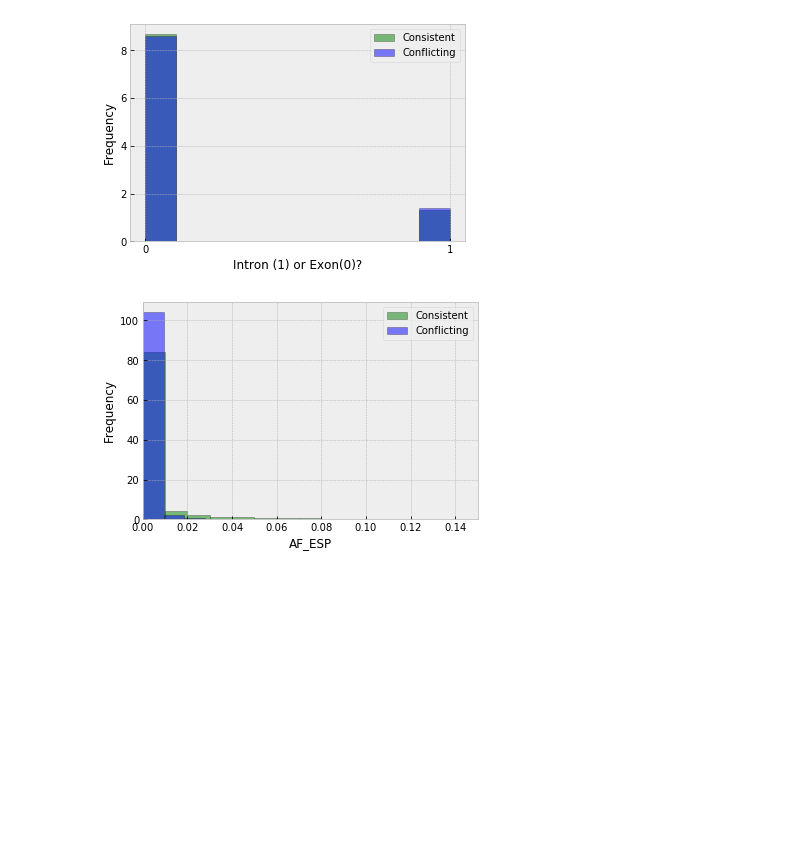
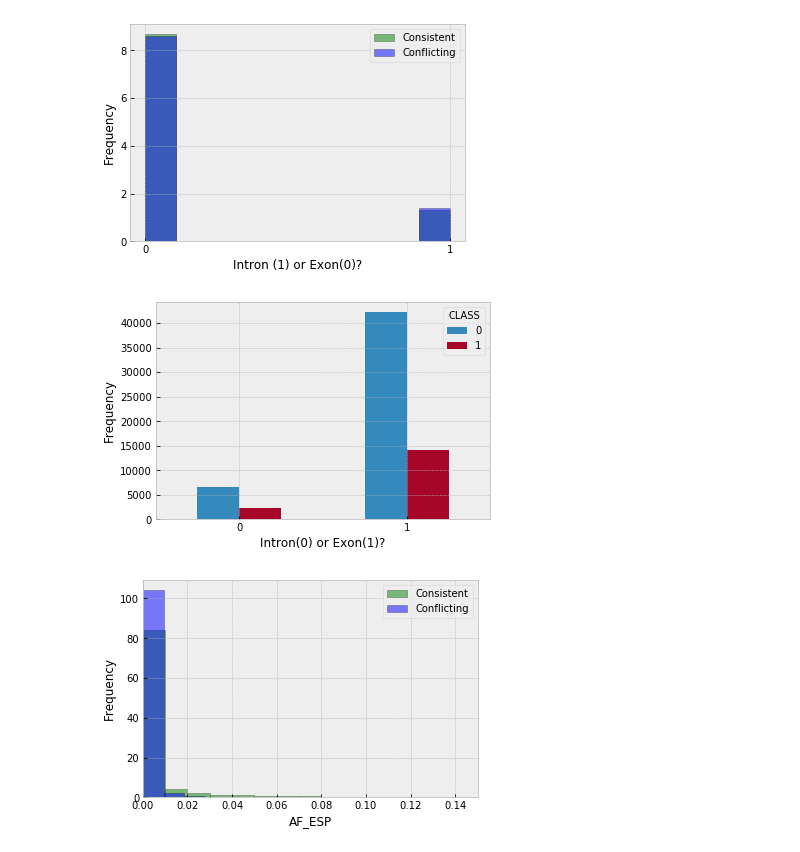
Before and after one commit to gksullan/Springboard_Capstone_1, a Jupyter notebook: exploratory_data_analysis.ipynb, the cells around one changed output. Saved outputs shown, nothing was run; the diff lists cells and outputs as text; code cells hidden in the pictures; blank space fills up the shorter version.

```diff
--- a/exploratory_data_analysis.ipynb
+++ b/exploratory_data_analysis.ipynb
@@ -204,6 +204,13 @@ plt.xticks([0,1])
 plt.legend();
 # %% [output]
 [figure]
+# %%
+_ = pd.crosstab(df_cleaned['EX'], df_cleaned['CLASS']).plot(kind='bar')
+_ = plt.ylabel('Frequency')
+_ = plt.xlabel('Intron(0) or Exon(1)?')
+_ = plt.xticks(rotation=0)
+# %% [output]
+[figure, added]
 # %%
 # Do we see any differerences in the spread of AF_ESP in the different classes?
 x0 = df_cleaned.loc[df_cleaned.CLASS==0, 'AF_ESP']
```
Also changed, not shown: parts of 2 cells of this notebook, 2 other files.
